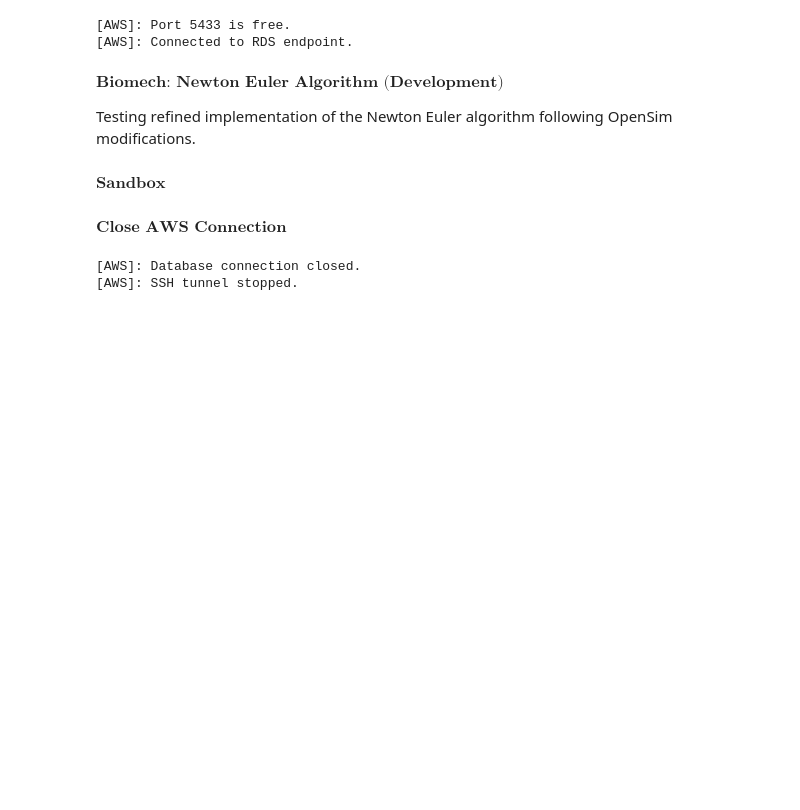
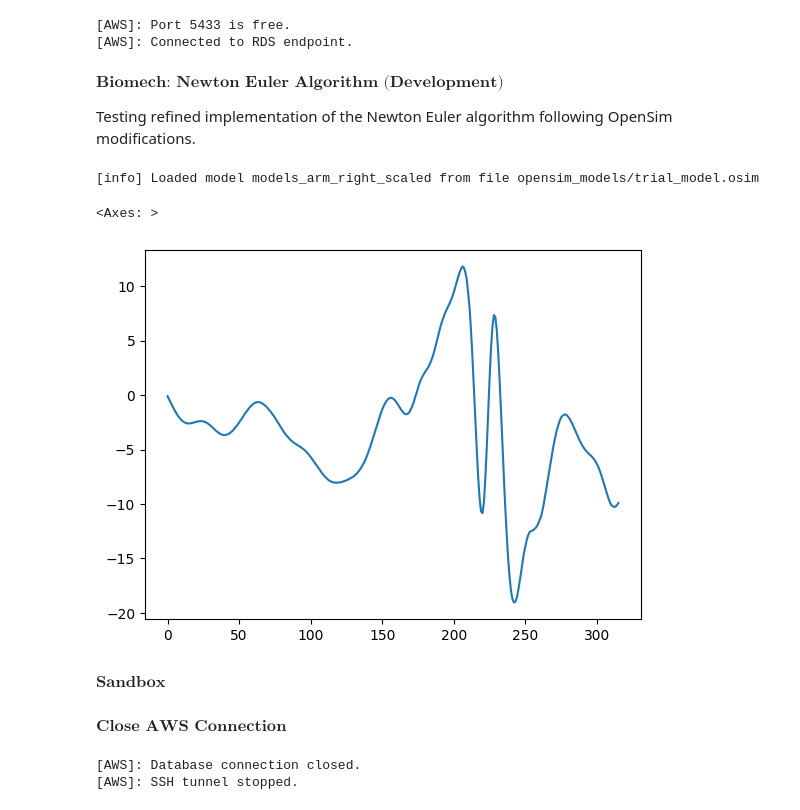
Before and after one commit to humanrithm/pitch-ml, a Jupyter notebook: dev/biomech/newton_euler/dev_newton_euler.ipynb, the cells around one changed output. Drawn from its saved outputs; the diff is of its cells as text; code cells hidden in the pictures; blank space fills up the shorter version.

```diff
--- a/dev/biomech/newton_euler/dev_newton_euler.ipynb
+++ b/dev/biomech/newton_euler/dev_newton_euler.ipynb
@@ -118,7 +118,7 @@ s3_mot_files = [obj for obj in s3_objects_all if obj.endswith('.mot') and '_ik'
 s3_osim_models = [obj for obj in s3_objects_all if obj.endswith('.osim') and '_scaled' in obj]
 # %%
 # iterate through .mot files
-for f in s3_mot_files:
+for f in s3_mot_files[0:1]:
 
     # get subject ID & info from file name
     subject_id = f.split('/')[2]
@@ -164,15 +164,21 @@ for f in s3_mot_files:
 
     # save motion dictionary to local file
     motion_dict = id.motion
-    with open('trial_motion.pkl', 'wb') as file:
-        pickle.dump(motion_dict, file)
+    motion_bytes = pickle.dumps(motion_dict)
 
     # upload motion dictionary to S3
     trial_id = f.split('/')[-1].split('_ik')[0]
-    aws_connection.upload_to_s3(
-        'trial_motion.pkl',
-        f'biomechanics/subjects/{subject_id}/inverse_dynamics/{trial_id}_motion_dict.pkl',
-    )
+    # aws_connection.upload_to_s3(
+    #     motion_bytes,
+    #     f'biomechanics/subjects/{subject_id}/inverse_dynamics/{trial_id}_motion_dict.pkl',
+    # )
+# %% [output]
+[info] Loaded model models_arm_right_scaled from file opensim_models/trial_model.osim
+# %%
+pd.DataFrame(id.motion['joint']['elbow_r']['intersegmental_moment'].T).iloc[:, 0].plot()
+# %% [output]
+<Axes: >
+[figure, added]
 # %% [markdown]
 $\textbf{Sandbox}$
 # %%
```
Also changed, not shown: 1 other file.
